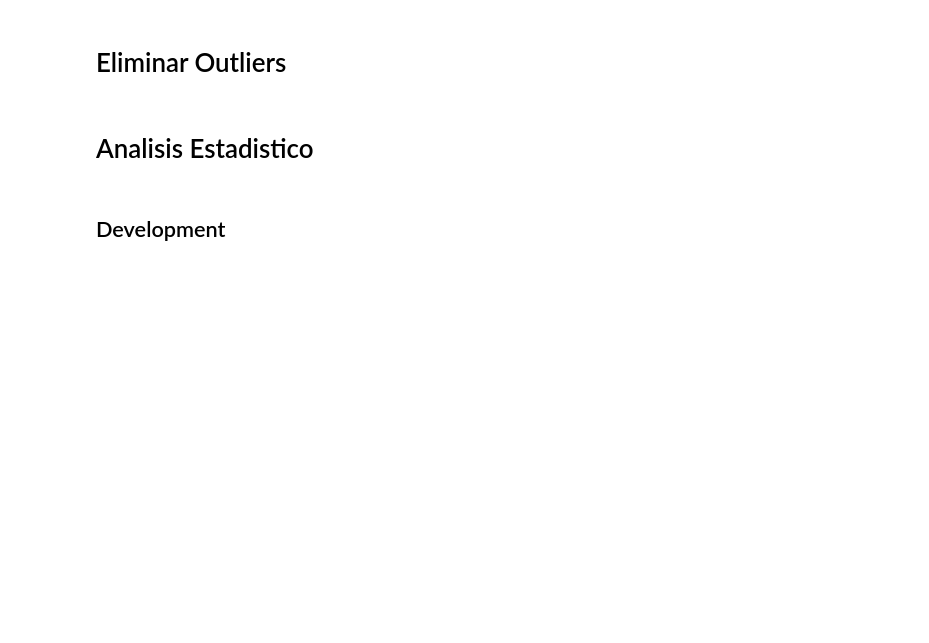
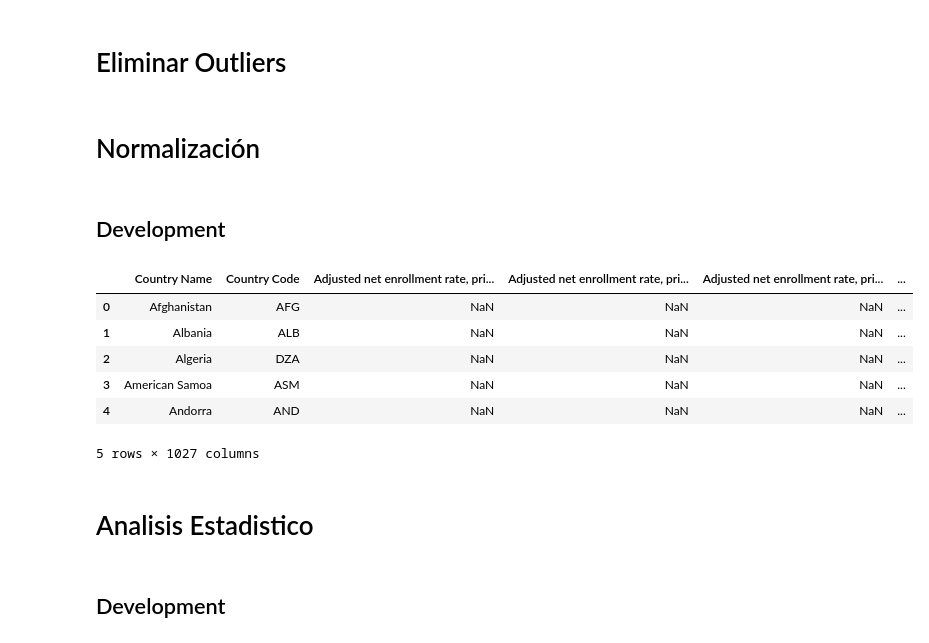
Before and after one commit to Tewi/Proyecto-Mineria-de-Datos, a Jupyter notebook: Proyecto_Data_Mining.ipynb, the cells around one changed output. Drawn from its saved outputs; the diff is of its cells as text; code cells hidden in the pictures; blank space fills up the shorter version.

```diff
--- a/Proyecto_Data_Mining.ipynb
+++ b/Proyecto_Data_Mining.ipynb
@@ -145,4 +163,30 @@ paises = xdata['Country Name'].values.tolist()
 #xdata.head()
+# %% [markdown]
+# Normalización
+# %% [markdown]
+## Development
+# %%
+d_2016_n = d_2016
+for k in range(2,len(d_2016.keys())):
+
+    llave = d_2016.keys()[k]
+    valores = d_2016[llave]
+
+    #Normalización
+    xmax = np.nanmax(valores)[0]
+    #pdb.set_trace()
+    if not np.isnan(xmax) and xmax>1.0:
+            d_2016_n[llave] = d_2016[llave]/xmax
+
+d_2016_n.head()
+# %% [output]
+|  | Country Name | Country Code | Adjusted net enrollment rate, pri... | Adjusted net enrollment rate, pri... | Adjusted net enrollment rate, pri... | ... |
+| 0 | Afghanistan | AFG | NaN | NaN | NaN | ... |
+| 1 | Albania | ALB | NaN | NaN | NaN | ... |
+| 2 | Algeria | DZA | NaN | NaN | NaN | ... |
+| 3 | American Samoa | ASM | NaN | NaN | NaN | ... |
+| 4 | Andorra | AND | NaN | NaN | NaN | ... |
+5 rows × 1027 columns
 # %% [markdown]
 # Analisis Estadistico
 # %% [markdown]
```
Also changed, not shown: parts of 36 cells of this notebook.
